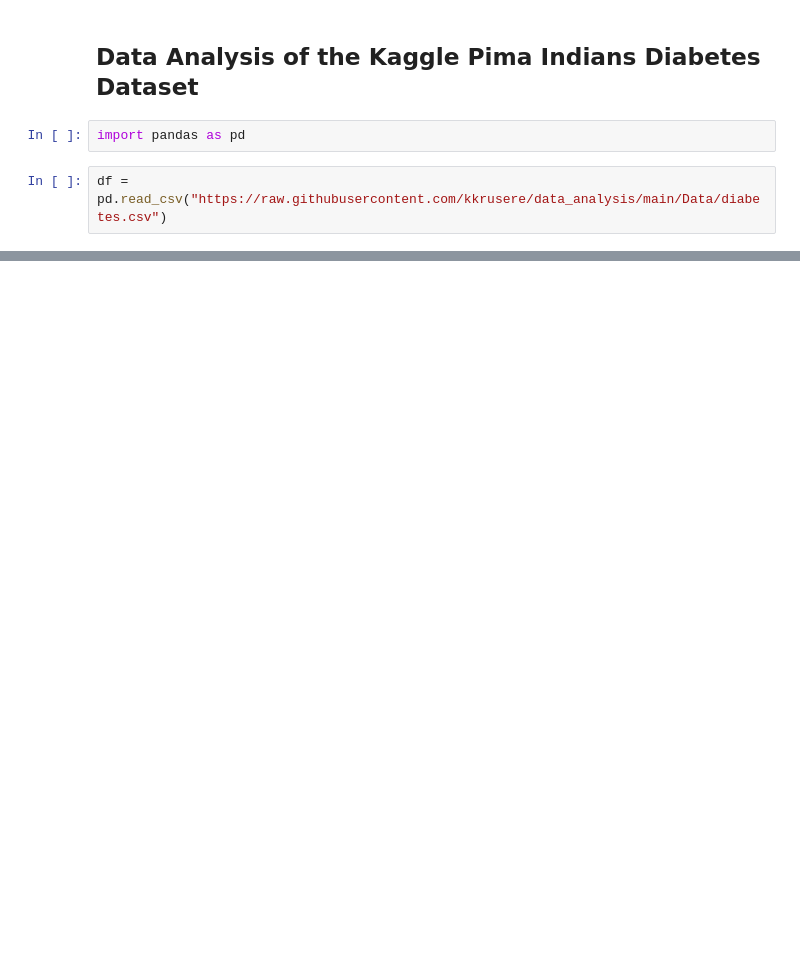
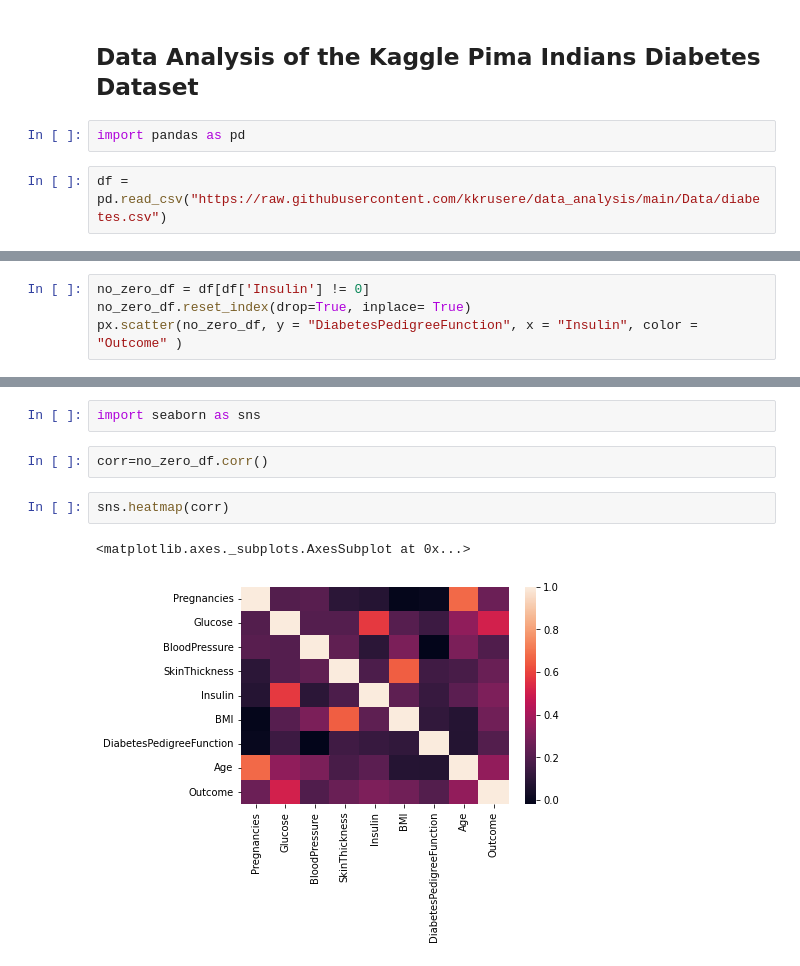
Before and after one commit to kkrusere/data_analysis, a Jupyter notebook: diabetes_data_analysis.ipynb, the cells around one changed output, grey strips where cells are left out. Saved outputs shown, nothing was run; the diff lists cells and outputs as text; blank space fills up the shorter version.

```diff
--- a/diabetes_data_analysis.ipynb
+++ b/diabetes_data_analysis.ipynb
@@ -21,0 +51,4 @@ df['Outcome'].value_cou
+# %%
+no_zero_df = df[df['Insulin'] != 0]
+no_zero_df.reset_index(drop=True, inplace= True)
+px.scatter(no_zero_df, y = "DiabetesPedigreeFunction", x = "Insulin", color = "Outcome" )
@@ -21,0 +65,9 @@ df['Outcome'].value_cou
+# %%
+import seaborn as sns
+# %%
+corr=no_zero_df.corr()
+# %%
+sns.heatmap(corr)
+# %% [output]
+<matplotlib.axes._subplots.AxesSubplot at 0x...>
+[figure, added]
```
Also changed, not shown: parts of 10 cells of this notebook.
